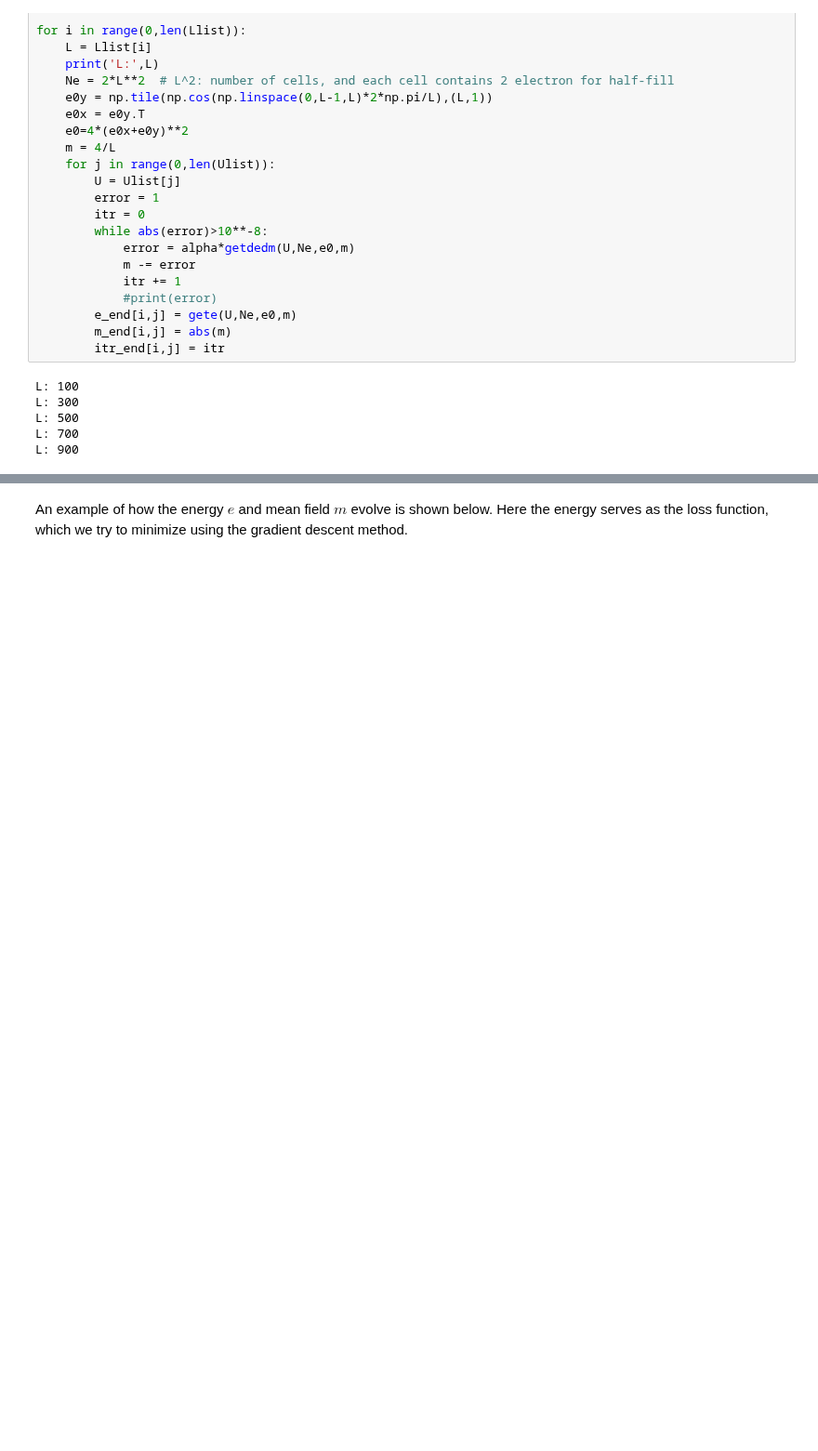
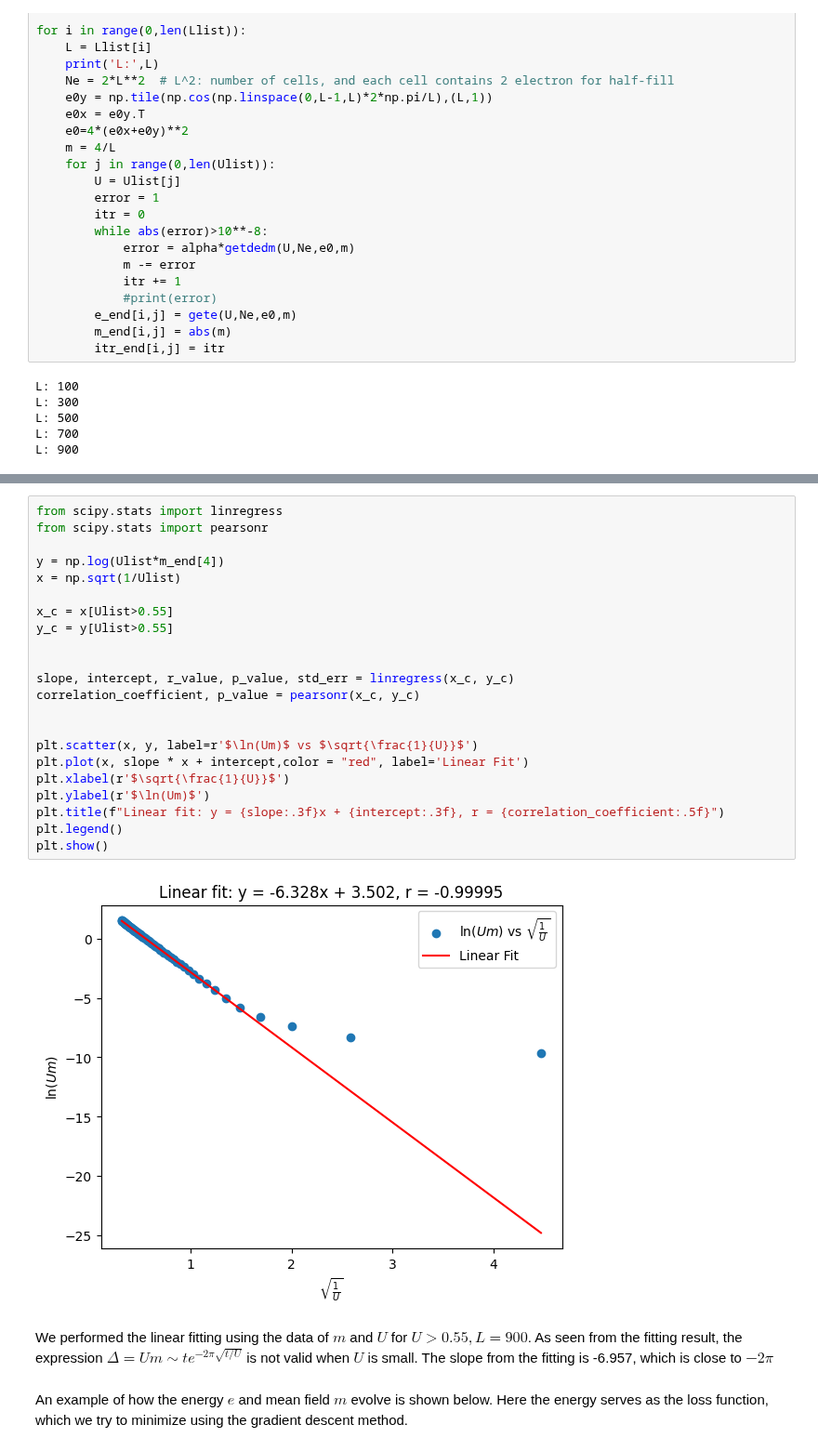
Before and after one commit to songmengh/mean-field, a Jupyter notebook: HF_Hubbard_square.ipynb, the cells around one changed output, grey strips where cells are left out. Shown at 93% size. Saved outputs shown, nothing was run; the diff lists cells and outputs as text; blank space fills up the shorter version.

```diff
--- a/HF_Hubbard_square.ipynb
+++ b/HF_Hubbard_square.ipynb
@@ -697,3 +694,29 @@ Text(0, 0.5, '$m$')
+# %%
+from scipy.stats import linregress
+from scipy.stats import pearsonr
+
+y = np.log(Ulist*m_end[4])
+x = np.sqrt(1/Ulist)
+
+x_c = x[Ulist>0.55]
+y_c = y[Ulist>0.55]
+
+
+slope, intercept, r_value, p_value, std_err = linregress(x_c, y_c)
+correlation_coefficient, p_value = pearsonr(x_c, y_c)
+
+
+plt.scatter(x, y, label=r'$\ln(Um)$ vs $\sqrt{\frac{1}{U}}$')
+plt.plot(x, slope * x + intercept,color = "red", label='Linear Fit')
+plt.xlabel(r'$\sqrt{\frac{1}{U}}$')
+plt.ylabel(r'$\ln(Um)$')
+plt.title(f"Linear fit: y = {slope:.3f}x + {intercept:.3f}, r = {correlation_coefficient:.5f}")
+plt.legend()
+plt.show()
+# %% [output]
+[figure, added]
+# %% [markdown]
+We performed the linear fitting using the data of $m$ and $U$ for $U>0.55, L=900$. As seen from the fitting result, the expression $\Delta = Um \sim te^{-2\pi \sqrt{t/U}}$ is not valid when $U$ is small. The slope from the fitting is -6.957, which is close to $-2\pi$
 # %% [markdown]
 An example of how the energy $e$ and mean field $m$ evolve is shown below. Here the energy serves as the loss function, which we try to minimize using the gradient descent method.
 # %%
```
Also changed, not shown: parts of 4 cells of this notebook.
